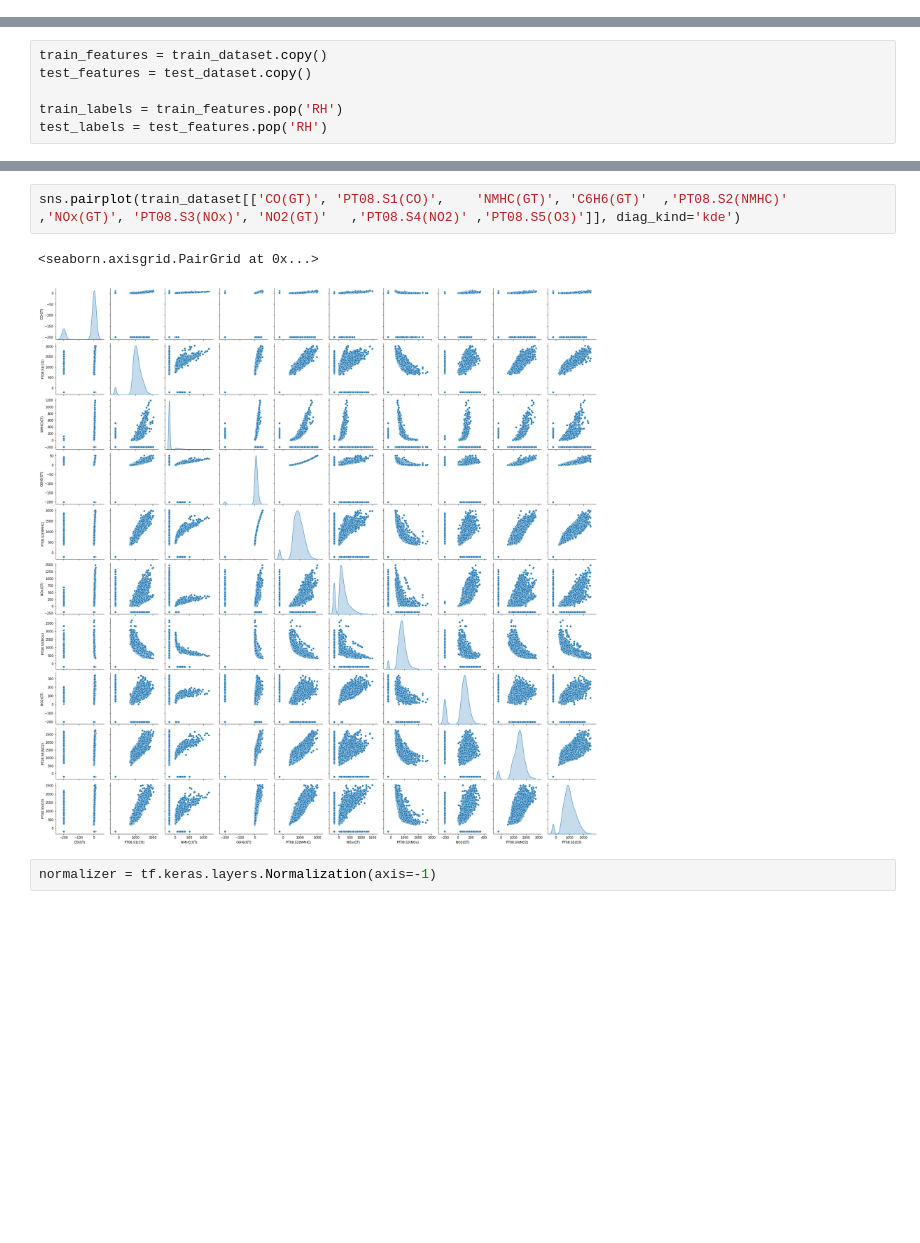
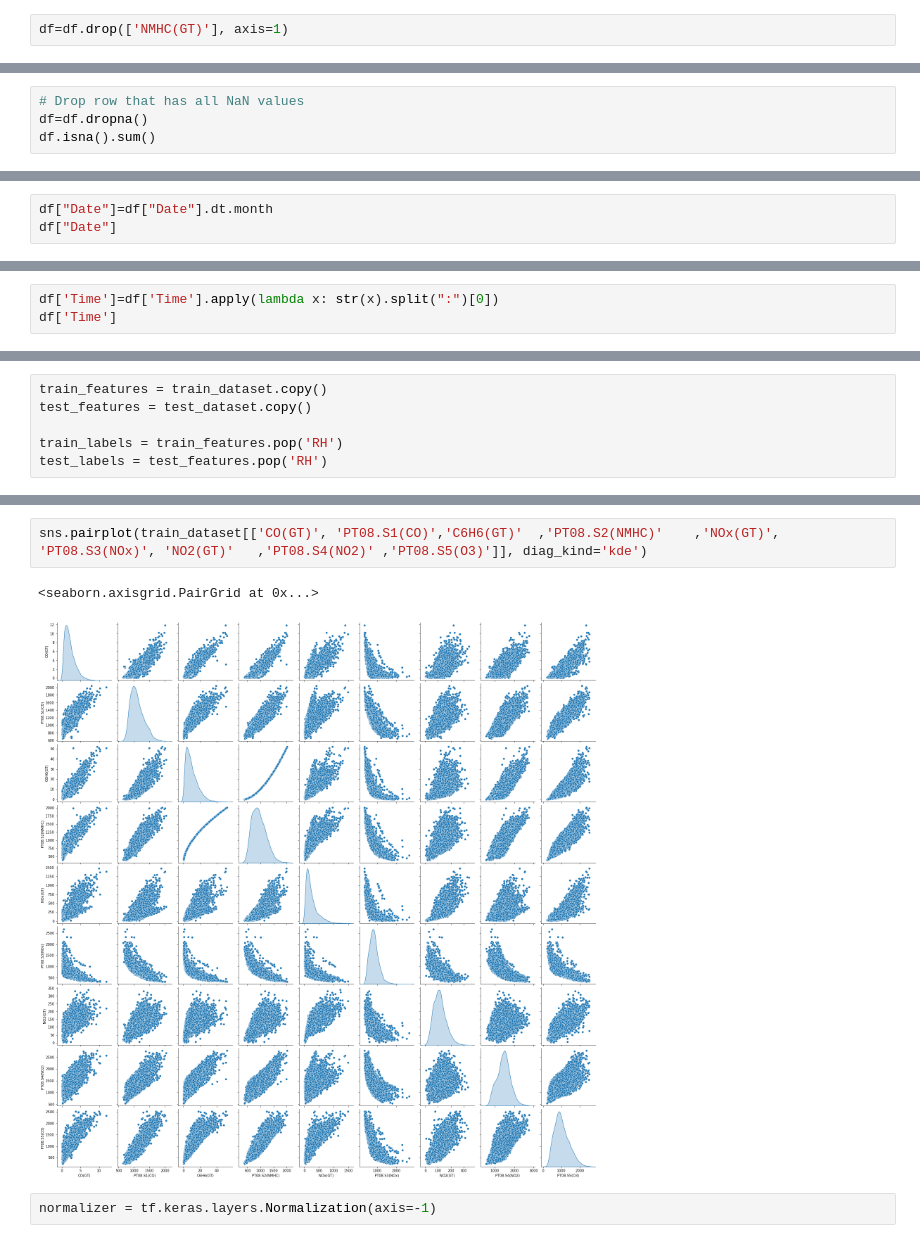
Before and after one commit to shreyanshML100/ML-CHE, a Jupyter notebook: main.ipynb, the cells around one changed output, grey strips where cells are left out. Cells and saved outputs as stored; diff of their text form; blank space fills up the shorter version.

```diff
--- a/main.ipynb
+++ b/main.ipynb
@@ -23,0 +45,2 @@ df.head()
+# %%
+df=df.drop(['NMHC(GT)'], axis=1)
@@ -23,0 +49,4 @@ df.head()
+# %%
+# Drop row that has all NaN values
+df=df.dropna()
+df.isna().sum()
@@ -70 +95,4 @@ AH                      float64
 dtype: object
+# %%
+df["Date"]=df["Date"].dt.month
+df["Date"]
@@ -70,0 +101,3 @@ dtype: object
+# %%
+df['Time']=df['Time'].apply(lambda x: str(x).split(":")[0])
+df['Time']
@@ -131,8 +175,8 @@ test_features
 # %%
-sns.pairplot(train_dataset[['CO(GT)', 'PT08.S1(CO)',	'NMHC(GT)',	'C6H6(GT)'	,'PT08.S2(NMHC)'	,'NOx(GT)',	'PT08.S3(NOx)',	'NO2(GT)'	,'PT08.S4(NO2)'	,'PT08.S5(O3)']], diag_kind='kde')
+sns.pairplot(train_dataset[['CO(GT)', 'PT08.S1(CO)','C6H6(GT)'	,'PT08.S2(NMHC)'	,'NOx(GT)',	'PT08.S3(NOx)',	'NO2(GT)'	,'PT08.S4(NO2)'	,'PT08.S5(O3)']], diag_kind='kde')
 # %% [output]
 <seaborn.axisgrid.PairGrid at 0x...>
-[figure, old version]
+[figure, new version]
 # %%
 normalizer = tf.keras.layers.Normalization(axis=-1)
 # %%
```
Also changed, not shown: parts of 16 cells of this notebook.
